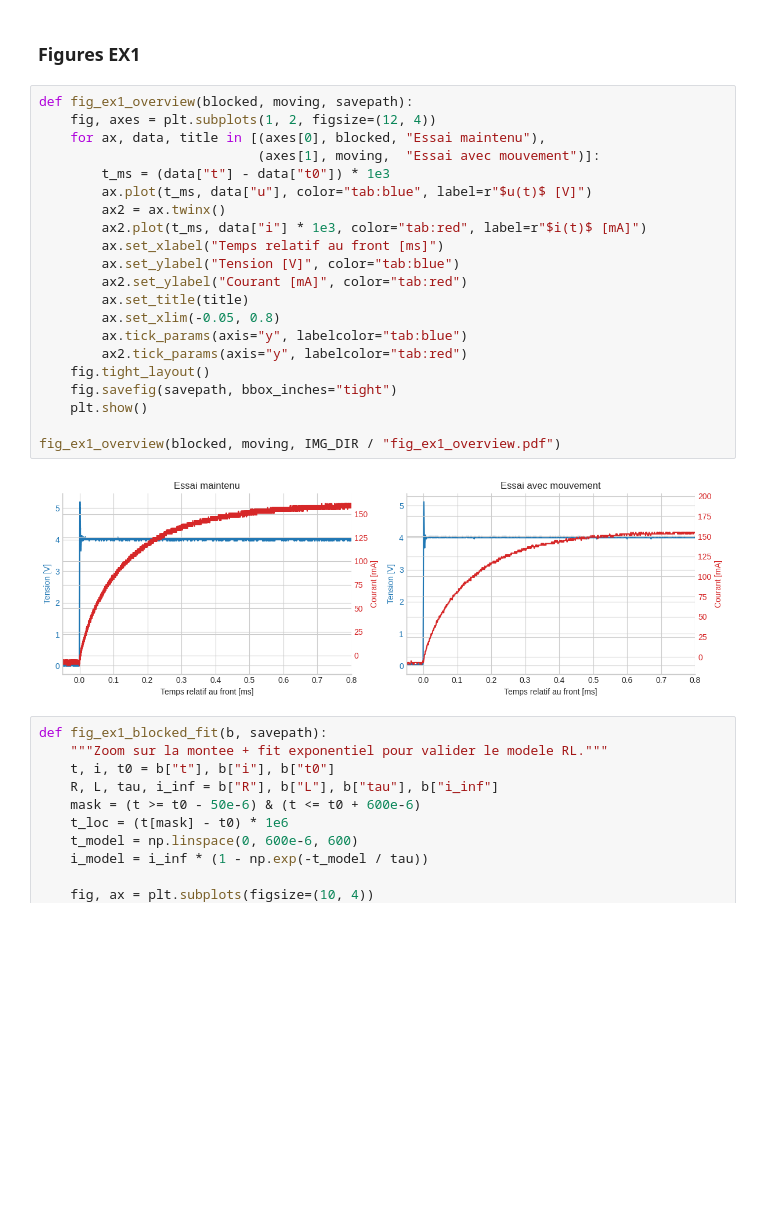
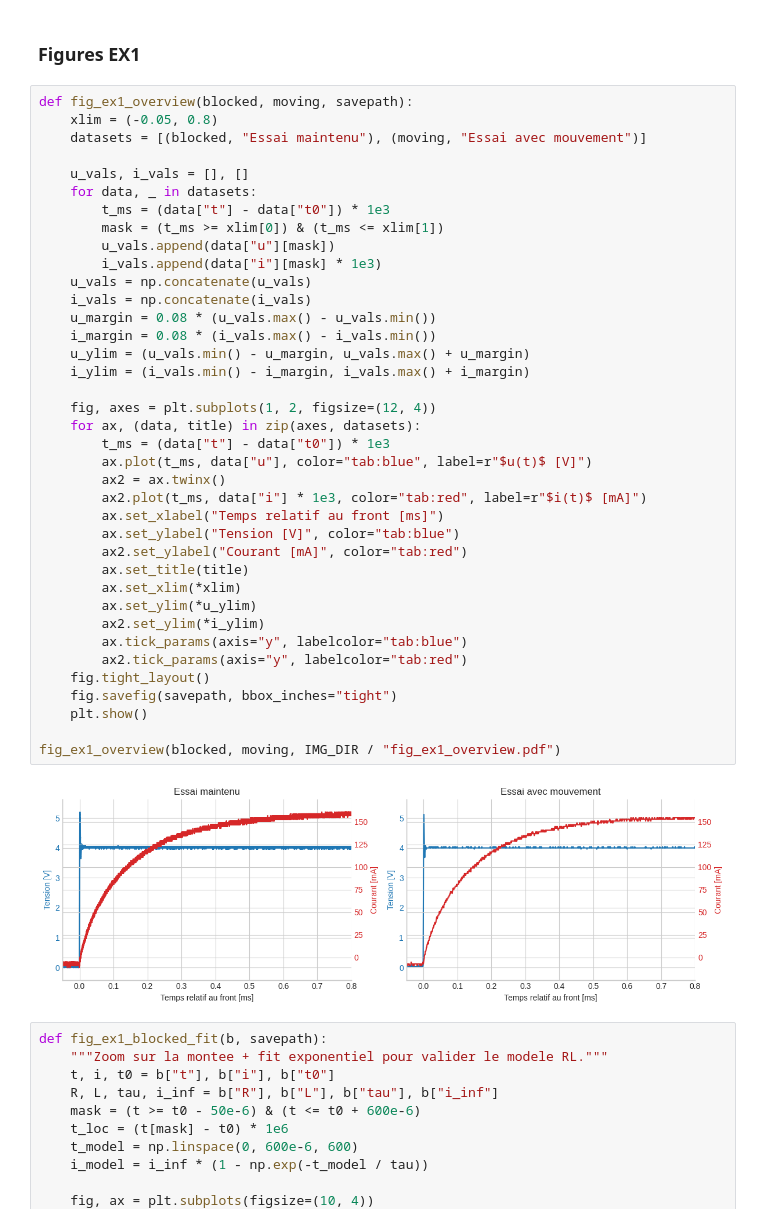
Before and after one commit to tom-berthoud/labo2mecatro, a Jupyter notebook: traitement.ipynb, the cells around one changed output. Drawn from its saved outputs; the diff is of its cells as text; blank space fills up the shorter version.

```diff
--- a/traitement.ipynb
+++ b/traitement.ipynb
@@ -173,27 +173,44 @@ i_max mesure = 149.2 mA  -> OK (limite thermique 200 mA)
 ### Figures EX1
 # %%
 def fig_ex1_overview(blocked, moving, savepath):
+    xlim = (-0.05, 0.8)
+    datasets = [(blocked, "Essai maintenu"), (moving, "Essai avec mouvement")]
+
+    u_vals, i_vals = [], []
+    for data, _ in datasets:
+        t_ms = (data["t"] - data["t0"]) * 1e3
+        mask = (t_ms >= xlim[0]) & (t_ms <= xlim[1])
+        u_vals.append(data["u"][mask])
+        i_vals.append(data["i"][mask] * 1e3)
+    u_vals = np.concatenate(u_vals)
+    i_vals = np.concatenate(i_vals)
+    u_margin = 0.08 * (u_vals.max() - u_vals.min())
+    i_margin = 0.08 * (i_vals.max() - i_vals.min())
+    u_ylim = (u_vals.min() - u_margin, u_vals.max() + u_margin)
+    i_ylim = (i_vals.min() - i_margin, i_vals.max() + i_margin)
+
     fig, axes = plt.subplots(1, 2, figsize=(12, 4))
-    for ax, data, title in [(axes[0], blocked, "Essai maintenu"),
-                            (axes[1], moving,  "Essai avec mouvement")]:
+    for ax, (data, title) in zip(axes, datasets):
         t_ms = (data["t"] - data["t0"]) * 1e3
         ax.plot(t_ms, data["u"], color="tab:blue", label=r"$u(t)$ [V]")
         ax2 = ax.twinx()
         ax2.plot(t_ms, data["i"] * 1e3, color="tab:red", label=r"$i(t)$ [mA]")
         ax.set_xlabel("Temps relatif au front [ms]")
         ax.set_ylabel("Tension [V]", color="tab:blue")
         ax2.set_ylabel("Courant [mA]", color="tab:red")
         ax.set_title(title)
-        ax.set_xlim(-0.05, 0.8)
+        ax.set_xlim(*xlim)
+        ax.set_ylim(*u_ylim)
+        ax2.set_ylim(*i_ylim)
         ax.tick_params(axis="y", labelcolor="tab:blue")
         ax2.tick_params(axis="y", labelcolor="tab:red")
     fig.tight_layout()
     fig.savefig(savepath, bbox_inches="tight")
     plt.show()
 
 fig_ex1_overview(blocked, moving, IMG_DIR / "fig_ex1_overview.pdf")
 # %% [output]
-[figure, old version]
+[figure, new version]
 # %%
 def fig_ex1_blocked_fit(b, savepath):
     """Zoom sur la montee + fit exponentiel pour valider le modele RL."""
```
Also changed, not shown: parts of 1 cell of this notebook, 12 other files.
